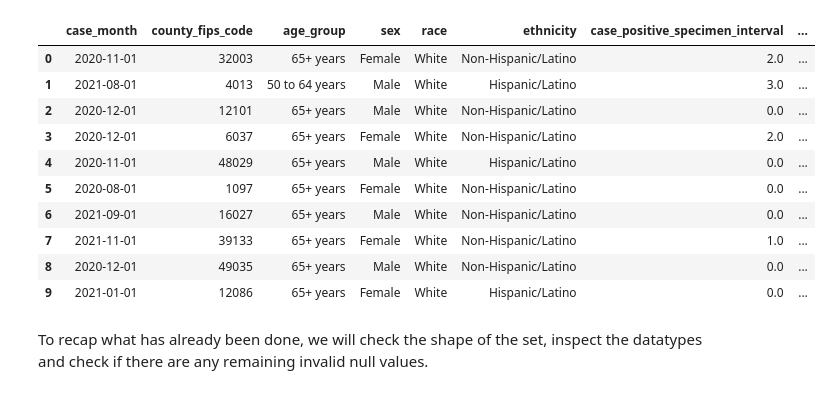
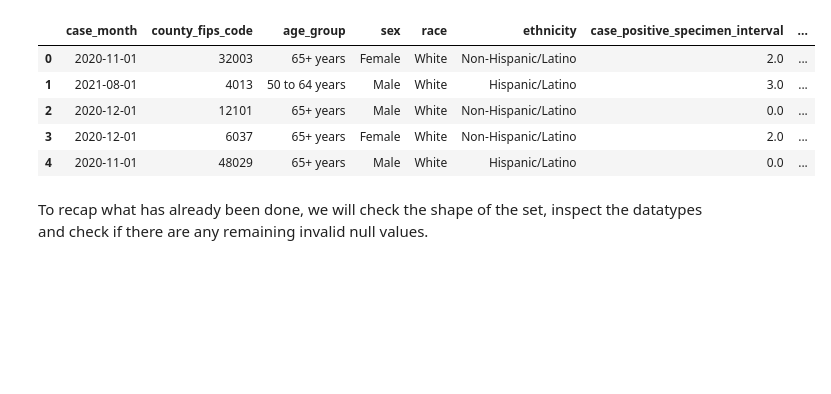
Before and after one commit to tlopesx/Assignment-2, a Jupyter notebook: 22202398_Submission/22202398-Homework2-Notebook.ipynb, the cells around one changed output. Saved outputs shown, nothing was run; the diff lists cells and outputs as text; code cells hidden in the pictures; blank space fills up the shorter version.

Commit message:
Finished data preparation for modeling

```diff
--- a/22202398_Submission/22202398-Homework2-Notebook.ipynb
+++ b/22202398_Submission/22202398-Homework2-Notebook.ipynb
@@ -244,22 +360,17 @@ The data from the previous assignment is imported below, with two files, one for
 # %%
 data_student_01 = pd.read_csv('data\covid19-cdc-22202398_final.csv', keep_default_na=True)
 data_student_02 = pd.read_csv('data\covid19-cdc-18389156_final.csv', keep_default_na=True)
 
 data = pd.concat([data_student_01, data_student_02], axis=0)
 
-data.head(10)
+data.head(5)
 # %% [output]
 |  | case_month | county_fips_code | age_group | sex | race | ethnicity | case_positive_specimen_interval | ... |
 | 0 | 2020-11-01 | 32003 | 65+ years | Female | White | Non-Hispanic/Latino | 2.0 | ... |
 | 1 | 2021-08-01 | 4013 | 50 to 64 years | Male | White | Hispanic/Latino | 3.0 | ... |
 | 2 | 2020-12-01 | 12101 | 65+ years | Male | White | Non-Hispanic/Latino | 0.0 | ... |
 | 3 | 2020-12-01 | 6037 | 65+ years | Female | White | Non-Hispanic/Latino | 2.0 | ... |
 | 4 | 2020-11-01 | 48029 | 65+ years | Male | White | Hispanic/Latino | 0.0 | ... |
-| 5 | 2020-08-01 | 1097 | 65+ years | Female | White | Non-Hispanic/Latino | 0.0 | ... |
-| 6 | 2021-09-01 | 16027 | 65+ years | Male | White | Non-Hispanic/Latino | 0.0 | ... |
-| 7 | 2021-11-01 | 39133 | 65+ years | Female | White | Non-Hispanic/Latino | 1.0 | ... |
-| 8 | 2020-12-01 | 49035 | 65+ years | Male | White | Non-Hispanic/Latino | 0.0 | ... |
-| 9 | 2021-01-01 | 12086 | 65+ years | Female | White | Hispanic/Latino | 0.0 | ... |
 # %% [markdown]
 To recap what has already been done, we will check the shape of the set, inspect the datatypes and check if there are any remaining invalid null values.
 # %%
```
Also changed, not shown: parts of 36 cells of this notebook, 2 other files.
